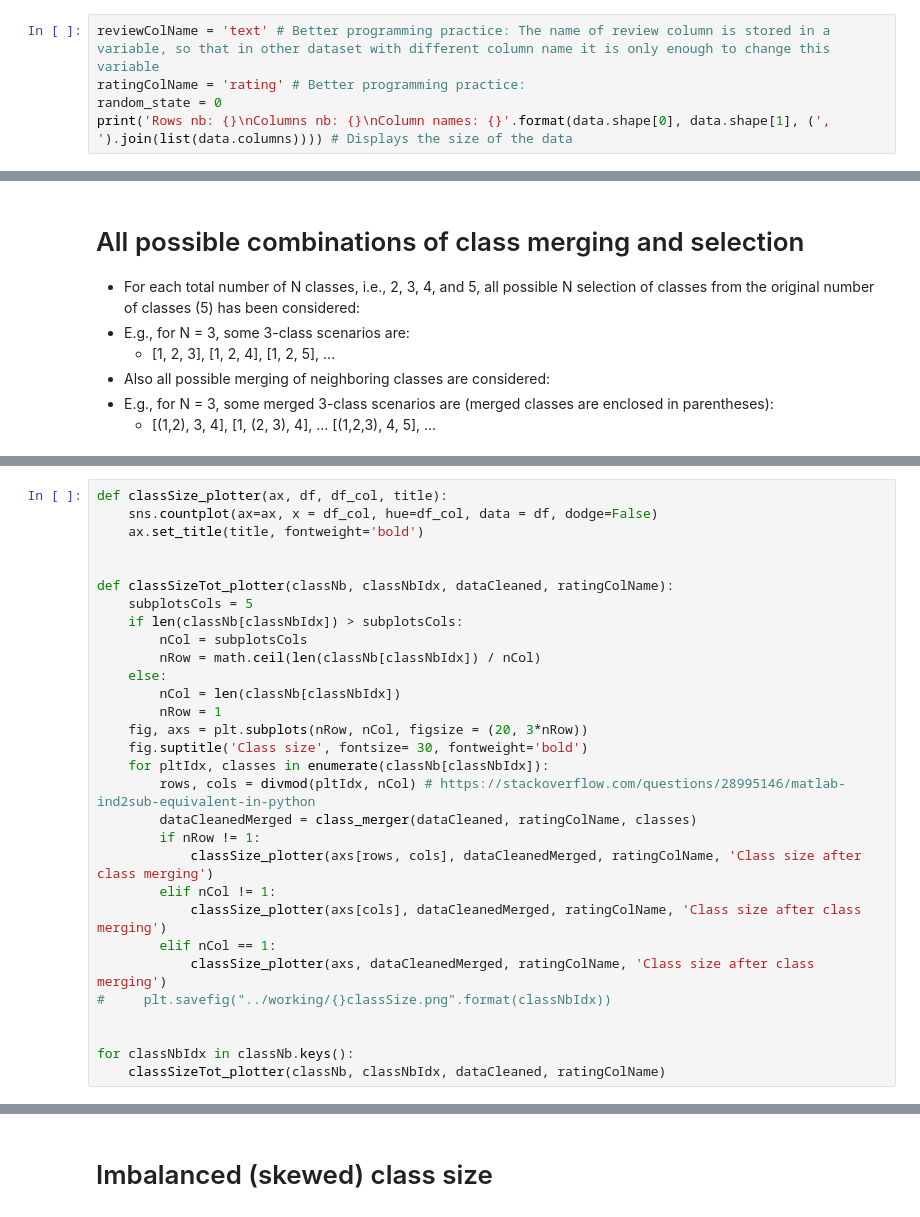
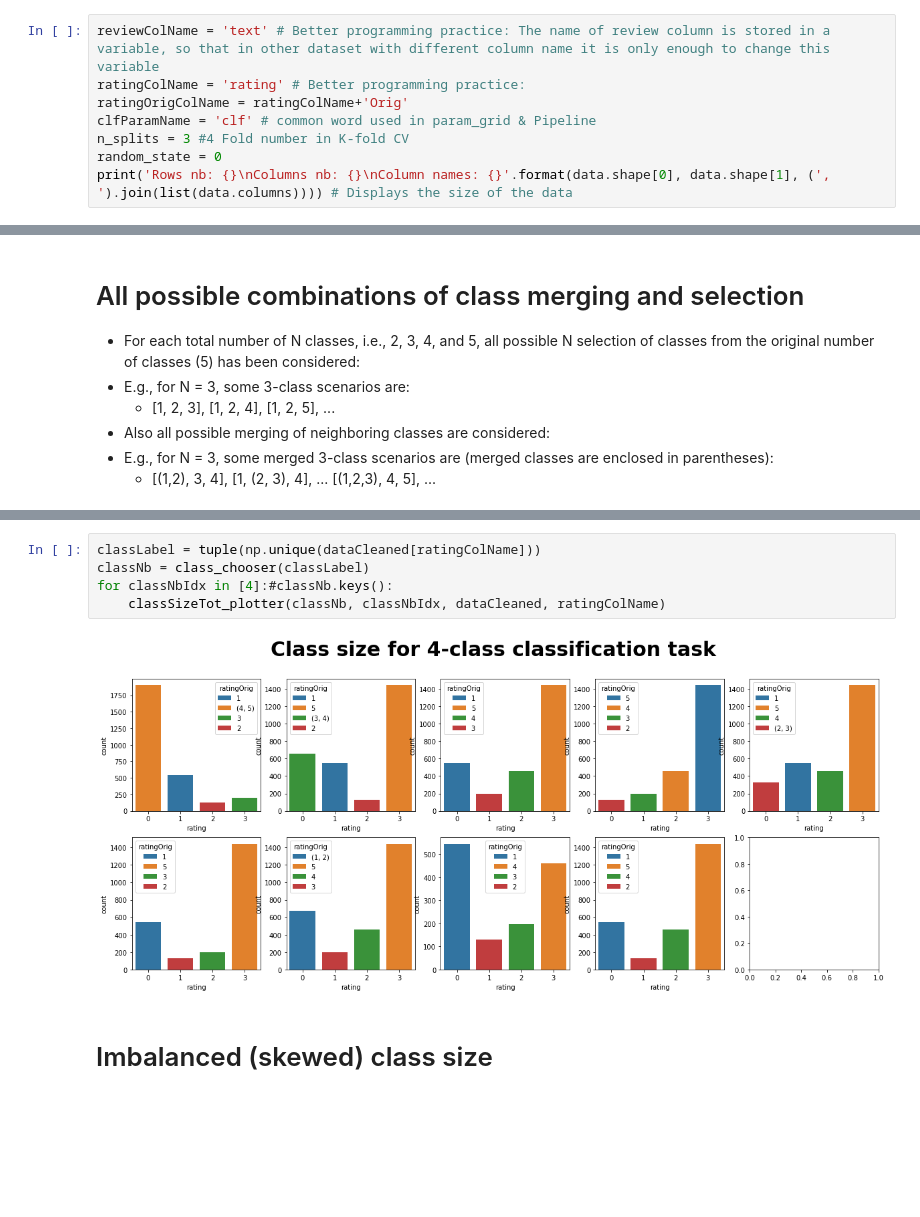
Before and after one commit to fardinafdideh/Text-analytics, a Jupyter notebook: sentiment-analysis-of-products-review-on-amazon.ipynb, the cells around one changed output, grey strips where cells are left out. Saved outputs shown, nothing was run; the diff lists cells and outputs as text; blank space fills up the shorter version.

```diff
--- a/sentiment-analysis-of-products-review-on-amazon.ipynb
+++ b/sentiment-analysis-of-products-review-on-amazon.ipynb
@@ -79,6 +79,9 @@ data.head(3)
 # %%
 reviewColName = 'text' # Better programming practice: The name of review column is stored in a variable, so that in other dataset with different column name it is only enough to change this variable
 ratingColName = 'rating' # Better programming practice:
+ratingOrigColName = ratingColName+'Orig'
+clfParamName = 'clf' # common word used in param_grid & Pipeline
+n_splits = 3 #4 Fold number in K-fold CV
 random_state = 0
 print('Rows nb: {}\nColumns nb: {}\nColumn names: {}'.format(data.shape[0], data.shape[1], (', ').join(list(data.columns)))) # Displays the size of the data
 # %% [output]
@@ -202,30 +181,0 @@ for tmp in tmp2:
-# %%
-def classSize_plotter(ax, df, df_col, title):
-    sns.countplot(ax=ax, x = df_col, hue=df_col, data = df, dodge=False)
-    ax.set_title(title, fontweight='bold')
-
-
-def classSizeTot_plotter(classNb, classNbIdx, dataCleaned, ratingColName):
-    subplotsCols = 5
-    if len(classNb[classNbIdx]) > subplotsCols:
-        nCol = subplotsCols
-        nRow = math.ceil(len(classNb[classNbIdx]) / nCol)
-    else:
-        nCol = len(classNb[classNbIdx])
-        nRow = 1
-    fig, axs = plt.subplots(nRow, nCol, figsize = (20, 3*nRow))
-    fig.suptitle('Class size', fontsize= 30, fontweight='bold')
-    for pltIdx, classes in enumerate(classNb[classNbIdx]):
-        rows, cols = divmod(pltIdx, nCol) # https://stackoverflow.com/questions/28995146/matlab-ind2sub-equivalent-in-python
-        dataCleanedMerged = class_merger(dataCleaned, ratingColName, classes)
-        if nRow != 1:
-            classSize_plotter(axs[rows, cols], dataCleanedMerged, ratingColName, 'Class size after class merging')
-        elif nCol != 1:
-            classSize_plotter(axs[cols], dataCleanedMerged, ratingColName, 'Class size after class merging')
-        elif nCol == 1:
-            classSize_plotter(axs, dataCleanedMerged, ratingColName, 'Class size after class merging')
-#     plt.savefig("../working/{}classSize.png".format(classNbIdx))
-
-
-for classNbIdx in classNb.keys():
-    classSizeTot_plotter(classNb, classNbIdx, dataCleaned, ratingColName)
@@ -237,2 +264,9 @@ for classNbIdx in classNb.keys():
+# %%
+classLabel = tuple(np.unique(dataCleaned[ratingColName]))
+classNb = class_chooser(classLabel)
+for classNbIdx in [4]:#classNb.keys():
+    classSizeTot_plotter(classNb, classNbIdx, dataCleaned, ratingColName)
+# %% [output]
+[figure, added]
 # %% [markdown]
 # Imbalanced (skewed) class size
```
Also changed, not shown: parts of 12 cells of this notebook.
